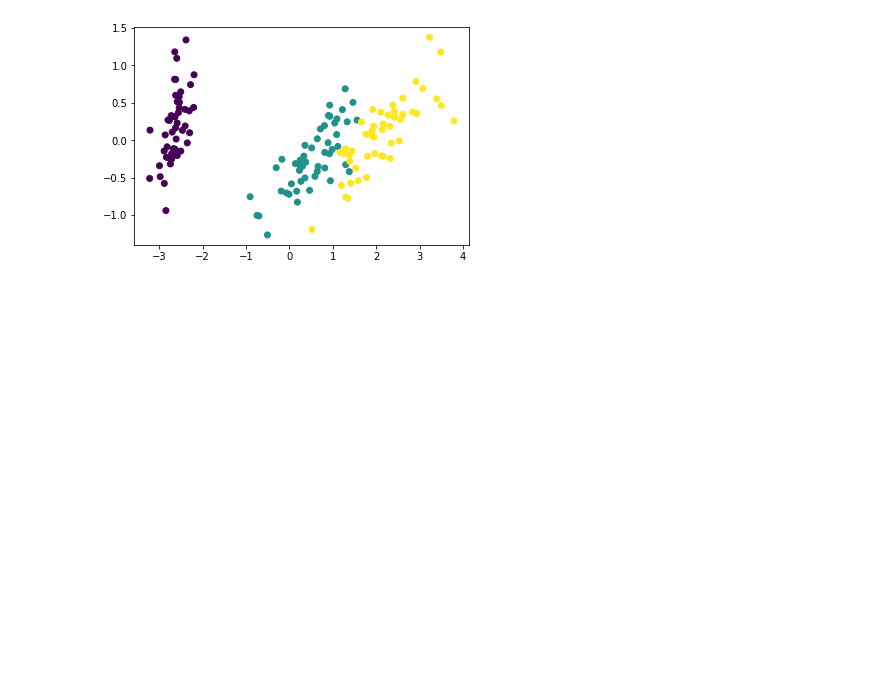
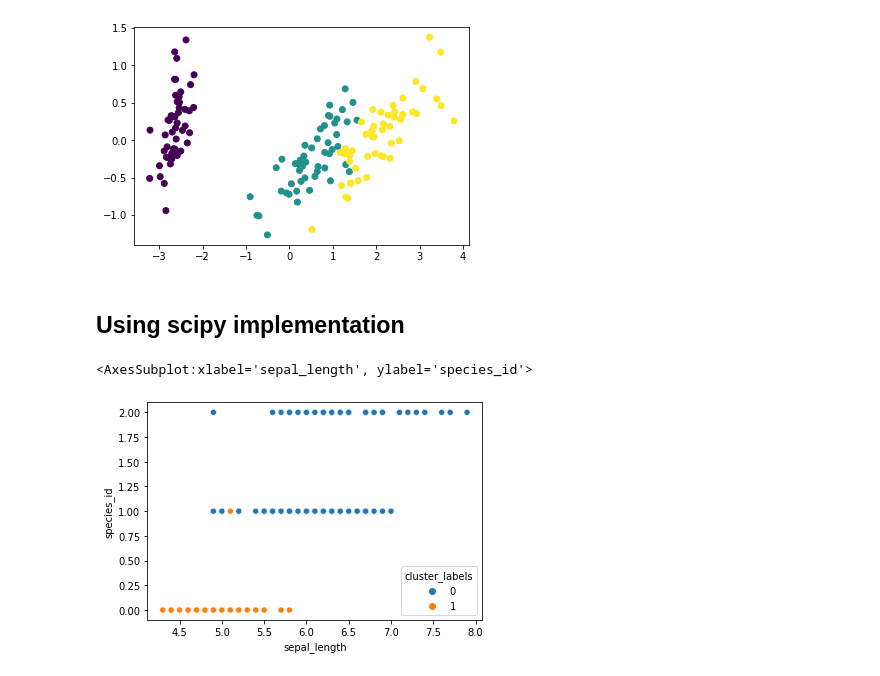
Before and after one commit to akhilbhat238/Machine_Learning, a Jupyter notebook: Unsupervised Learning/1. Iris Data.ipynb, the cells around one changed output. Drawn from its saved outputs; the diff is of its cells as text; code cells hidden in the pictures; blank space fills up the shorter version.

```diff
--- a/Unsupervised Learning/1. Iris Data.ipynb
+++ b/Unsupervised Learning/1. Iris Data.ipynb
@@ -181,3 +181,19 @@ plt.scatter(xs,ys,c=species)
 # %% [output]
 <matplotlib.collections.PathCollection at 0x...>
 [figure]
+# %% [markdown]
+## Using scipy implementation
+# %%
+iris = load_iris()
+iris_df = pd.DataFrame(iris.data,columns=['sepal_length','sepal_width','petal_length','petal_width'])
+iris_df['species_id'] = iris.target
+X_train,X_test,y_train,y_test = train_test_split(iris.data,iris.target,test_size=0.3,random_state=21)
+# %%
+from scipy.cluster.vq import kmeans,vq
+import seaborn as sns
+centroids,_ = kmeans(iris_df,2)
+iris_df['cluster_labels'], _ = vq(iris_df,centroids)
+sns.scatterplot(x='sepal_length',y= 'species_id',hue='cluster_labels',data=iris_df)
+# %% [output]
+<AxesSubplot:xlabel='sepal_length', ylabel='species_id'>
+[figure, added]
```
Also changed, not shown: parts of 6 cells of this notebook, 14 other files.
